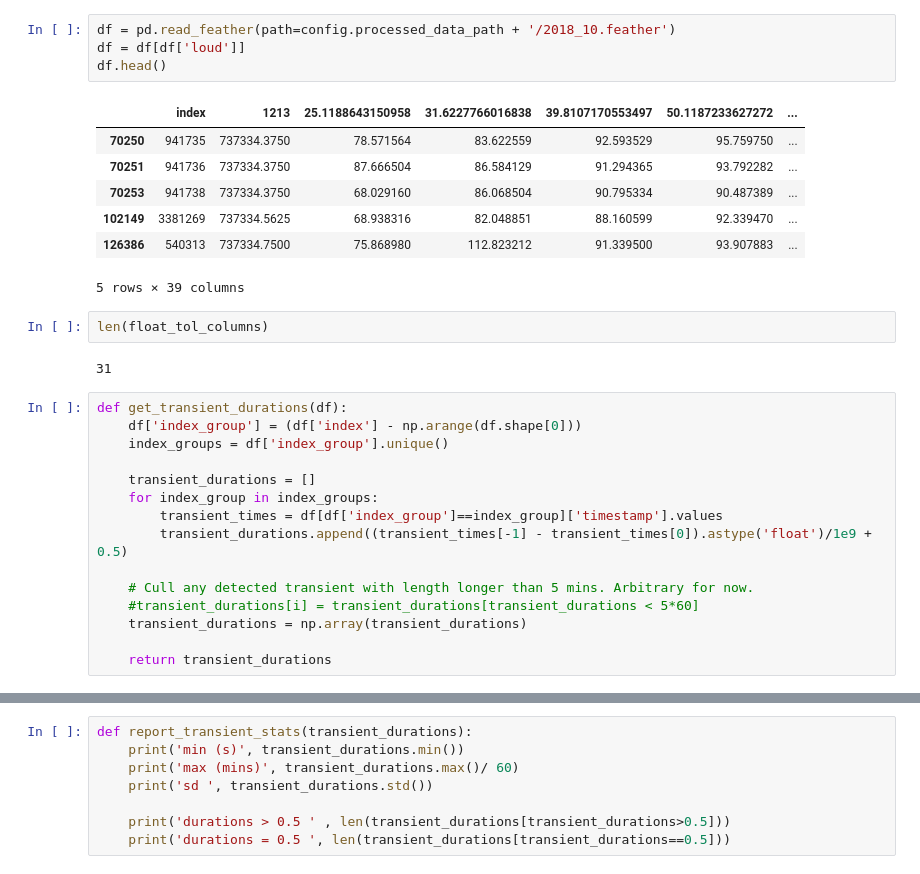
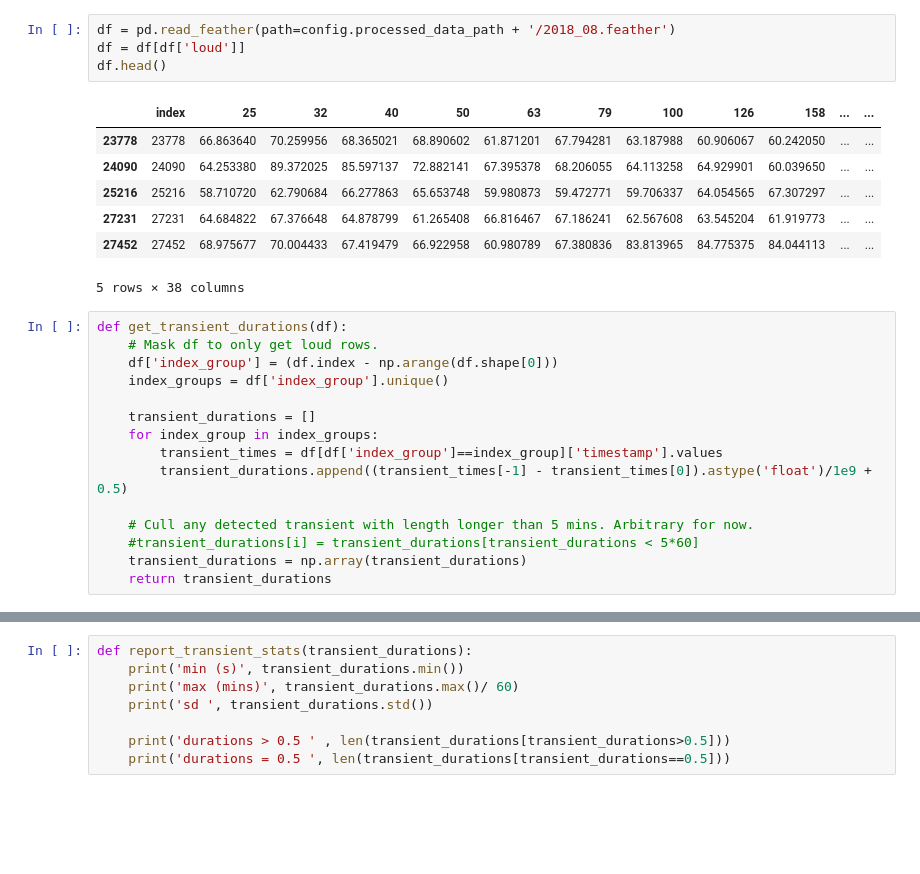
Before and after one commit to georgeamccarthy/acoustic-data-science-cambay, a Jupyter notebook: notebooks/06-GM-transient_durations.ipynb, the cells around one changed output, grey strips where cells are left out. Drawn from its saved outputs; the diff is of its cells as text; blank space fills up the shorter version.

```diff
--- a/notebooks/06-GM-transient_durations.ipynb
+++ b/notebooks/06-GM-transient_durations.ipynb
@@ -7,22 +14,19 @@ import acoustic_data_science.config as config
 # %%
-df = pd.read_feather(path=config.processed_data_path + '/2018_10.feather')
+df = pd.read_feather(path=config.processed_data_path + '/2018_08.feather')
 df = df[df['loud']]
 df.head()
 # %% [output]
-|  | index | 1213 | 25.1188643150958 | 31.6227766016838 | 39.8107170553497 | 50.1187233627272 | ... |
-| 70250 | 941735 | 737334.3750 | 78.571564 | 83.622559 | 92.593529 | 95.759750 | ... |
-| 70251 | 941736 | 737334.3750 | 87.666504 | 86.584129 | 91.294365 | 93.792282 | ... |
-| 70253 | 941738 | 737334.3750 | 68.029160 | 86.068504 | 90.795334 | 90.487389 | ... |
-| 102149 | 3381269 | 737334.5625 | 68.938316 | 82.048851 | 88.160599 | 92.339470 | ... |
-| 126386 | 540313 | 737334.7500 | 75.868980 | 112.823212 | 91.339500 | 93.907883 | ... |
+|  | index | 25 | 32 | 40 | 50 | 63 | 79 | 100 | 126 | 158 | ... | ... |
+| 23778 | 23778 | 66.863640 | 70.259956 | 68.365021 | 68.890602 | 61.871201 | 67.794281 | 63.187988 | 60.906067 | 60.242050 | ... | ... |
+| 24090 | 24090 | 64.253380 | 89.372025 | 85.597137 | 72.882141 | 67.395378 | 68.206055 | 64.113258 | 64.929901 | 60.039650 | ... | ... |
+| 25216 | 25216 | 58.710720 | 62.790684 | 66.277863 | 65.653748 | 59.980873 | 59.472771 | 59.706337 | 64.054565 | 67.307297 | ... | ... |
+| 27231 | 27231 | 64.684822 | 67.376648 | 64.878799 | 61.265408 | 66.816467 | 67.186241 | 62.567608 | 63.545204 | 61.919773 | ... | ... |
+| 27452 | 27452 | 68.975677 | 70.004433 | 67.419479 | 66.922958 | 60.980789 | 67.380836 | 83.813965 | 84.775375 | 84.044113 | ... | ... |
-5 rows × 39 columns
+5 rows × 38 columns
-# %%
-len(float_tol_columns)
-# %% [output]
-31
 # %%
 def get_transient_durations(df):
-    df['index_group'] = (df['index'] - np.arange(df.shape[0]))
+    # Mask df to only get loud rows.
+    df['index_group'] = (df.index - np.arange(df.shape[0]))
     index_groups = df['index_group'].unique()
 
     transient_durations = []
@@ -33,7 +37,6 @@ def get_transient_durations(df):
     # Cull any detected transient with length longer than 5 mins. Arbitrary for now.
     #transient_durations[i] = transient_durations[transient_durations < 5*60]
     transient_durations = np.array(transient_durations)
-
     return transient_durations
 # %%
 data_path = config.processed_data_path
```
Also changed, not shown: parts of 5 cells of this notebook, 5 other files.
